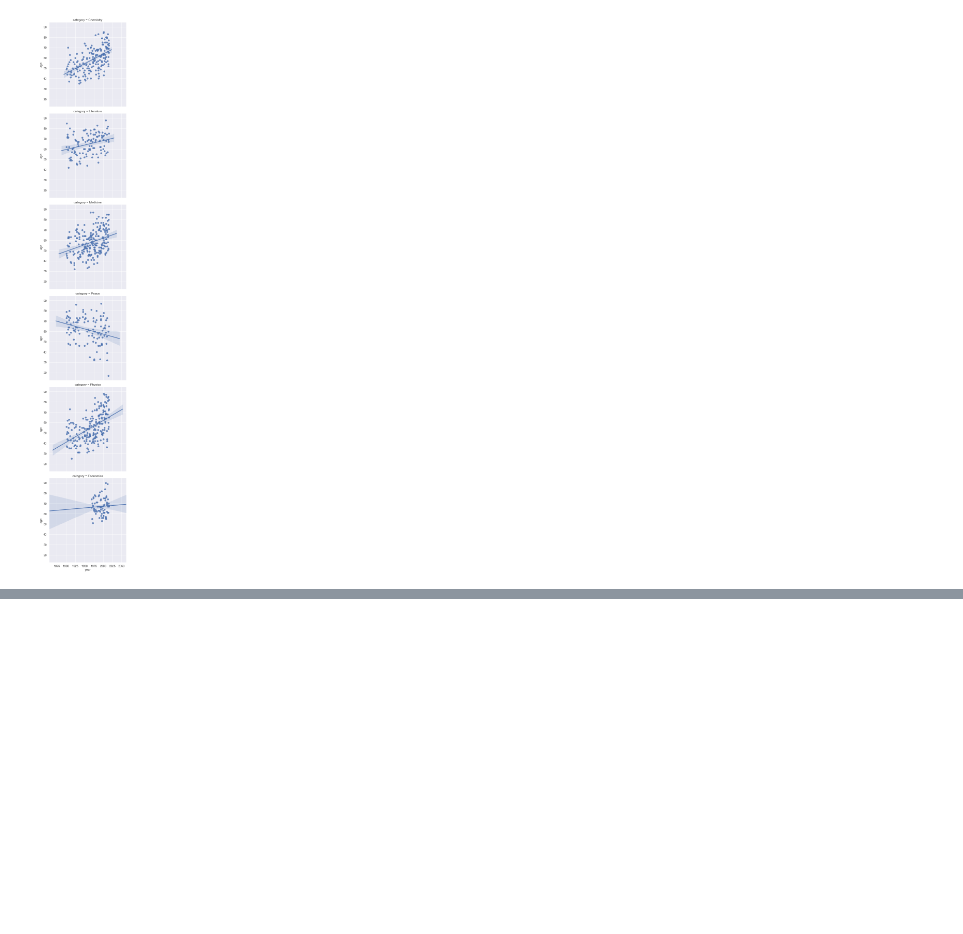
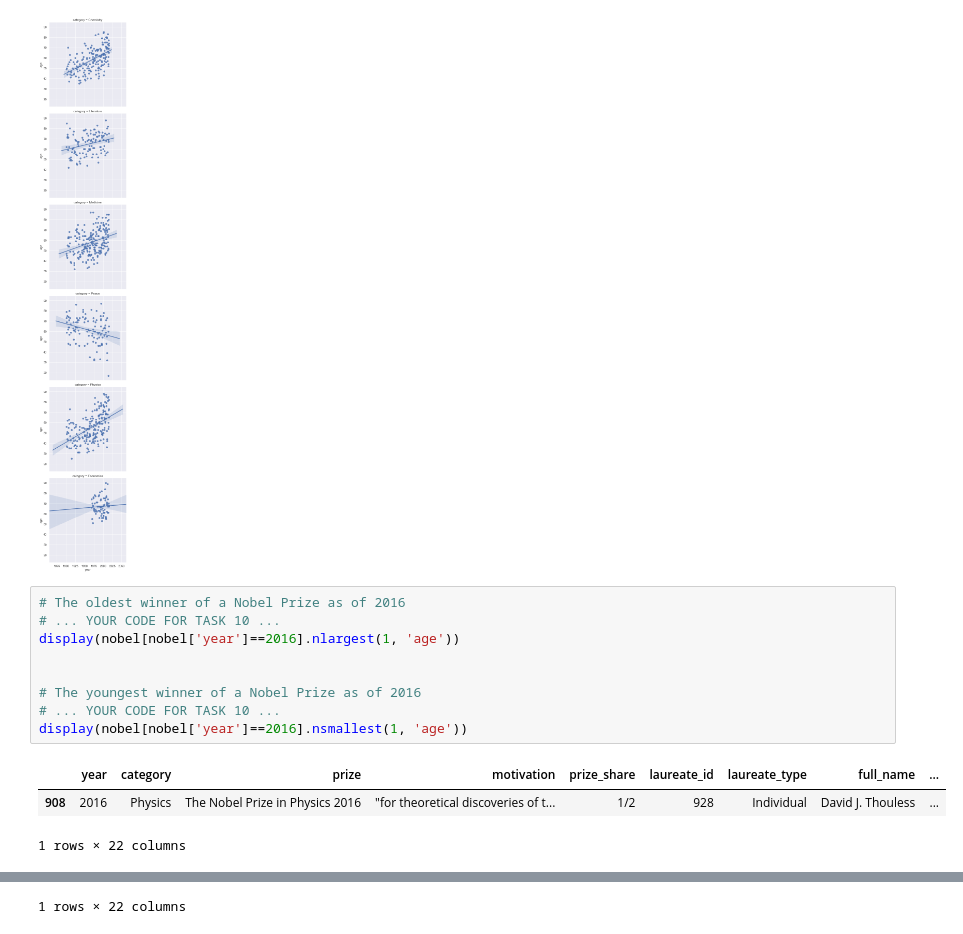
Before and after one commit to CristinaTRico/VizNobelWinners, a Jupyter notebook: notebook.ipynb, the cells around one changed output, grey strips where cells are left out. Drawn from its saved outputs; the diff is of its cells as text; blank space fills up the shorter version.

Commit message:
Update notebook - Task 10

```diff
--- a/notebook.ipynb
+++ b/notebook.ipynb
@@ -149,3 +149,16 @@ sns.lmplot(x='year', y='age', row = 'category', data=nobel)
 # %% [output]
 <seaborn.axisgrid.FacetGrid at 0x...>
 [figure]
+# %%
+# The oldest winner of a Nobel Prize as of 2016
+# ... YOUR CODE FOR TASK 10 ...
+display(nobel[nobel['year']==2016].nlargest(1, 'age'))
+
+
+# The youngest winner of a Nobel Prize as of 2016
+# ... YOUR CODE FOR TASK 10 ...
+display(nobel[nobel['year']==2016].nsmallest(1, 'age'))
+# %% [output]
+|  | year | category | prize | motivation | prize_share | laureate_id | laureate_type | full_name | ... |
+| 908 | 2016 | Physics | The Nobel Prize in Physics 2016 | "for theoretical discoveries of t... | 1/2 | 928 | Individual | David J. Thouless | ... |
+1 rows × 22 columns
@@ -151,0 +167 @@ sns.lmplot(x='year', y='age', row = 'category', data=nobel)
+1 rows × 22 columns
```
Also changed, not shown: parts of 1 cell of this notebook.
